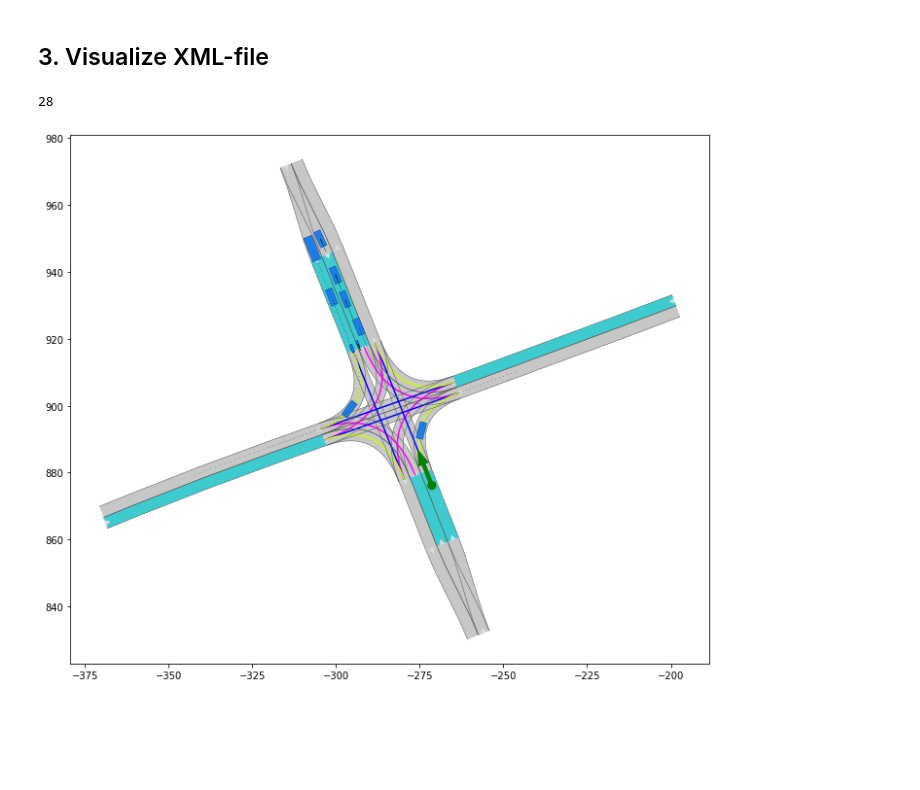
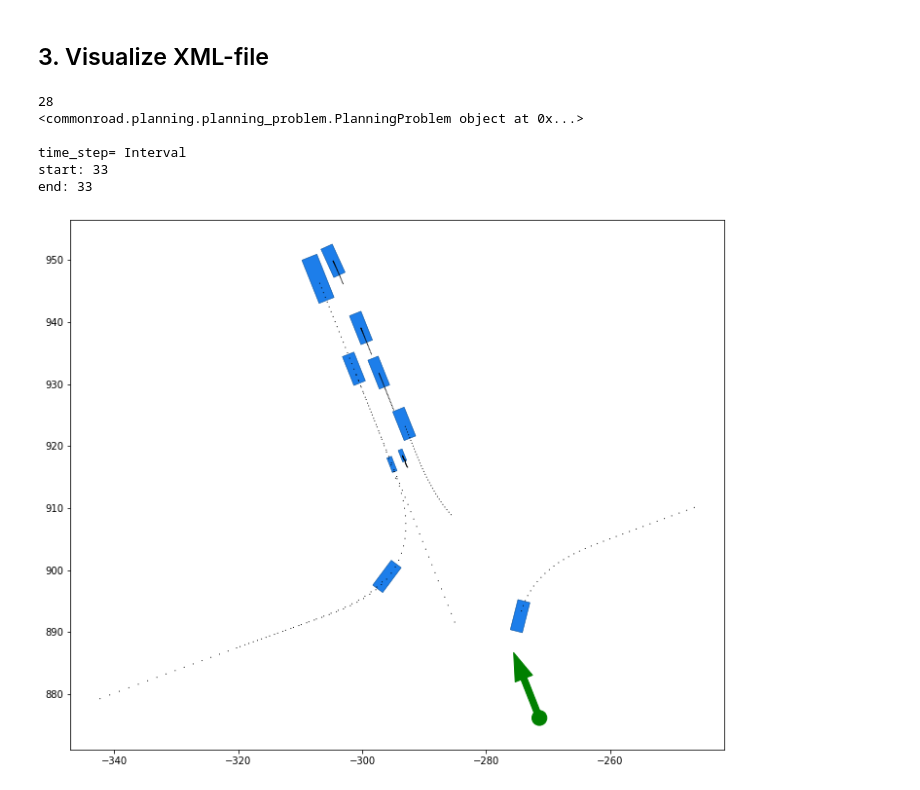
Before and after one commit to CommonRoad/commonroad-io, a Jupyter notebook: tutorials/seperate_obs_and_road/separate_obs_and_road.ipynb, the cells around one changed output. Cells and saved outputs as stored; diff of their text form; code cells hidden in the pictures; blank space fills up the shorter version.

```diff
--- a/tutorials/seperate_obs_and_road/separate_obs_and_road.ipynb
+++ b/tutorials/seperate_obs_and_road/separate_obs_and_road.ipynb
@@ -108,36 +108,41 @@ from commonroad.visualization.mp_renderer import MPRenderer
 
 file_path2 = filename
 
 if '-' in file_path:
     sub_ids = re.split('-', file_path2)
     sec_ids = re.split('_', sub_ids[-2])
     file_path1 = sub_ids[0] + '-' + sec_ids[0] + ".xml"
 else:
     file_path1 = os.path.splitext(file_path2)[0] + "_road.xml"
 
 file_path3 = file_path
 
 # read road and obsPlan in version 3.0
 scenario1, planning_problem_set1 = CommonRoadFileReader(file_path1).open()
 scenario2, planning_problem_set2 = CommonRoadFileReader(file_path2).open()
 scenario3, planning_problem_set3 = CommonRoadFileReader(file_path2, file_path1).open()
 
 # read original file in version 2020a/2018b
 #scenario3, planning_problem_set3 = CommonRoadFileReader(file_path3).open()
 
 # plot the scenario for each time step
 for i in range(0, 1):
     plt.figure(figsize=(25, 10))
     rnd = MPRenderer()
     #scenario1.draw(rnd, draw_params={'time_begin': i})
     #planning_problem_set1.draw(rnd)
-    #scenario2.draw(rnd, draw_params={'time_begin': i})
-    #planning_problem_set2.draw(rnd)
-    scenario3.draw(rnd, draw_params={'time_begin': i})
-    planning_problem_set3.draw(rnd)
+    scenario2.draw(rnd, draw_params={'time_begin': i})
+    planning_problem_set2.draw(rnd)
+    #scenario3.draw(rnd, draw_params={'time_begin': i})
+    #planning_problem_set3.draw(rnd)
     rnd.render()
 print(len(scenario3.lanelet_network.lanelets))
-#print(planning_problem_set3.planning_problem_dict[100].goal.state_list[0])
+print(planning_problem_set3.planning_problem_dict[1].goal.state_list[0])
 # %% [output]
 28
+<commonroad.planning.planning_problem.PlanningProblem object at 0x...>
+
+time_step= Interval
+start: 33
+end: 33
-[figure, old version]
+[figure, new version]
```
Also changed, not shown: 3 other files.
